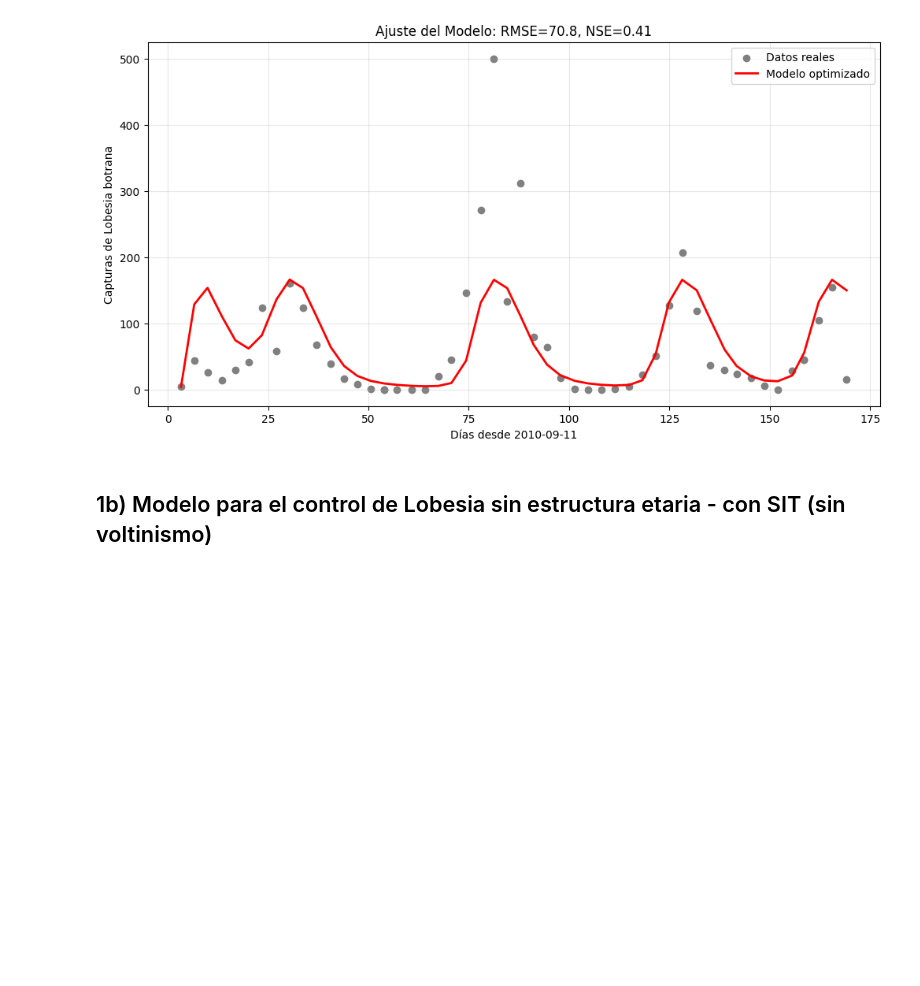
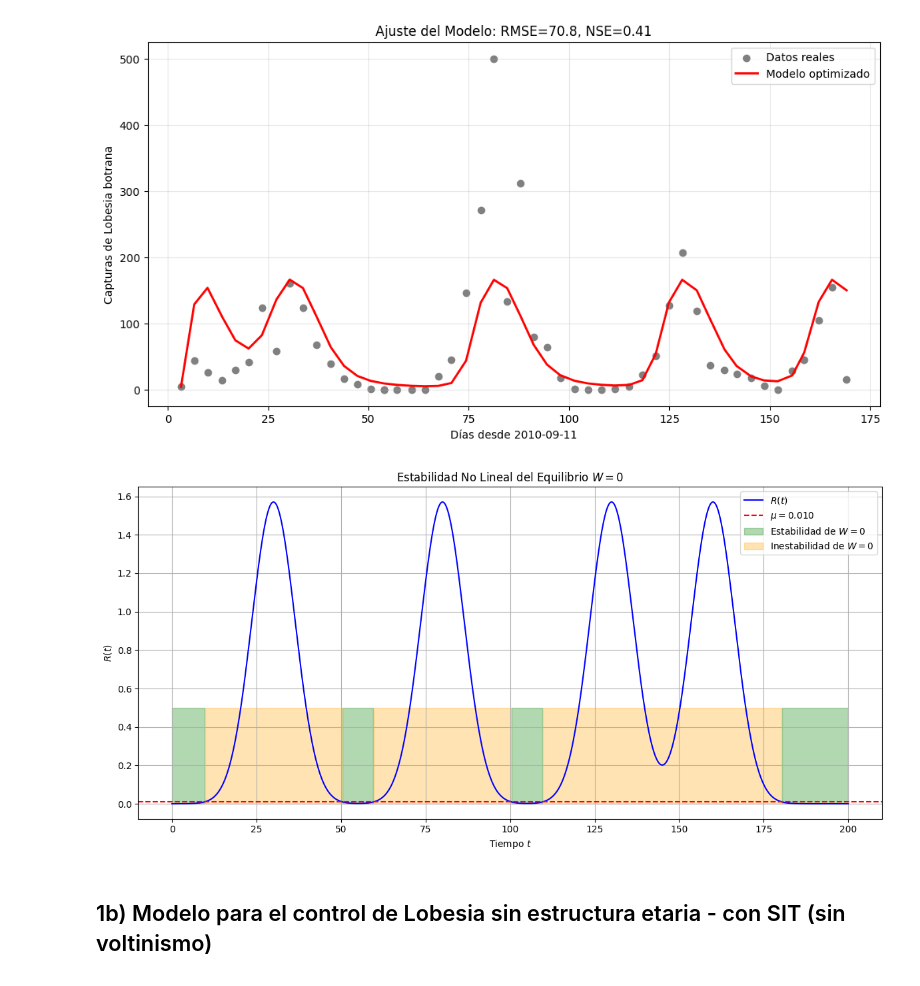
Before and after one commit to CarlosRubenBageta/Repositorio-de-modelos-matematicos-para-Lobesia-botrana, a Jupyter notebook: Scripts/Modelos Lobesia.ipynb, the cells around one changed output. Cells and saved outputs as stored; diff of their text form; code cells hidden in the pictures; blank space fills up the shorter version.

Commit message:
Modificaciones del script - Graficas actualizadas

```diff
--- a/Scripts/Modelos Lobesia.ipynb
+++ b/Scripts/Modelos Lobesia.ipynb
@@ -92,6 +93,43 @@ plt.show()
 Parámetros optimizados: r_max=1.571,  mu=0.010, beta=0.00931, sigma_vuelos=6.4
 RMSE: 70.8, NSE: 0.41
 [figure]
+# %%
+import numpy as np
+import matplotlib.pyplot as plt
+
+# Parámetros
+r_max = 1.571
+mu = 0.010
+beta = 0.00931
+sigma = 6.4
+t_i = np.array([30, 80, 130, 160])
+t = np.linspace(0, 200, 1000)
+
+# r_i(t) como pulsos gaussianos
+def r_i(t, t_i, sigma, r_max):
+    return r_max * np.exp(-((t - t_i)**2) / (2 * sigma**2))
+
+# Sumar todas las tasas r_i(t)
+R_t = sum(r_i(t, ti, sigma, r_max) for ti in t_i)
+
+# Graficar
+plt.figure(figsize=(12, 6))
+plt.plot(t, R_t, label=r'$R(t)$', color='blue')
+plt.axhline(mu, color='red', linestyle='--', label=r'$\mu = 0.010$')
+
+# Regiones de estabilidad/inestabilidad
+plt.fill_between(t, 0, 0.5, where=(R_t < mu), color='green', alpha=0.3, label='Estabilidad de $W=0$')
+plt.fill_between(t, 0, 0.5, where=(R_t > mu), color='orange', alpha=0.3, label='Inestabilidad de $W=0$')
+
+plt.title('Estabilidad No Lineal del Equilibrio $W=0$')
+plt.xlabel('Tiempo $t$')
+plt.ylabel('$R(t)$')
+plt.legend()
+plt.grid(True)
+plt.tight_layout()
+plt.show()
+# %% [output]
+[figure, added]
 # %% [markdown]
 ## 1b) Modelo para el control de Lobesia sin estructura etaria - con SIT (sin voltinismo)
 ![image.png](attachment:image.png)
```
Also changed, not shown: parts of 3 cells of this notebook, 1 other file.
